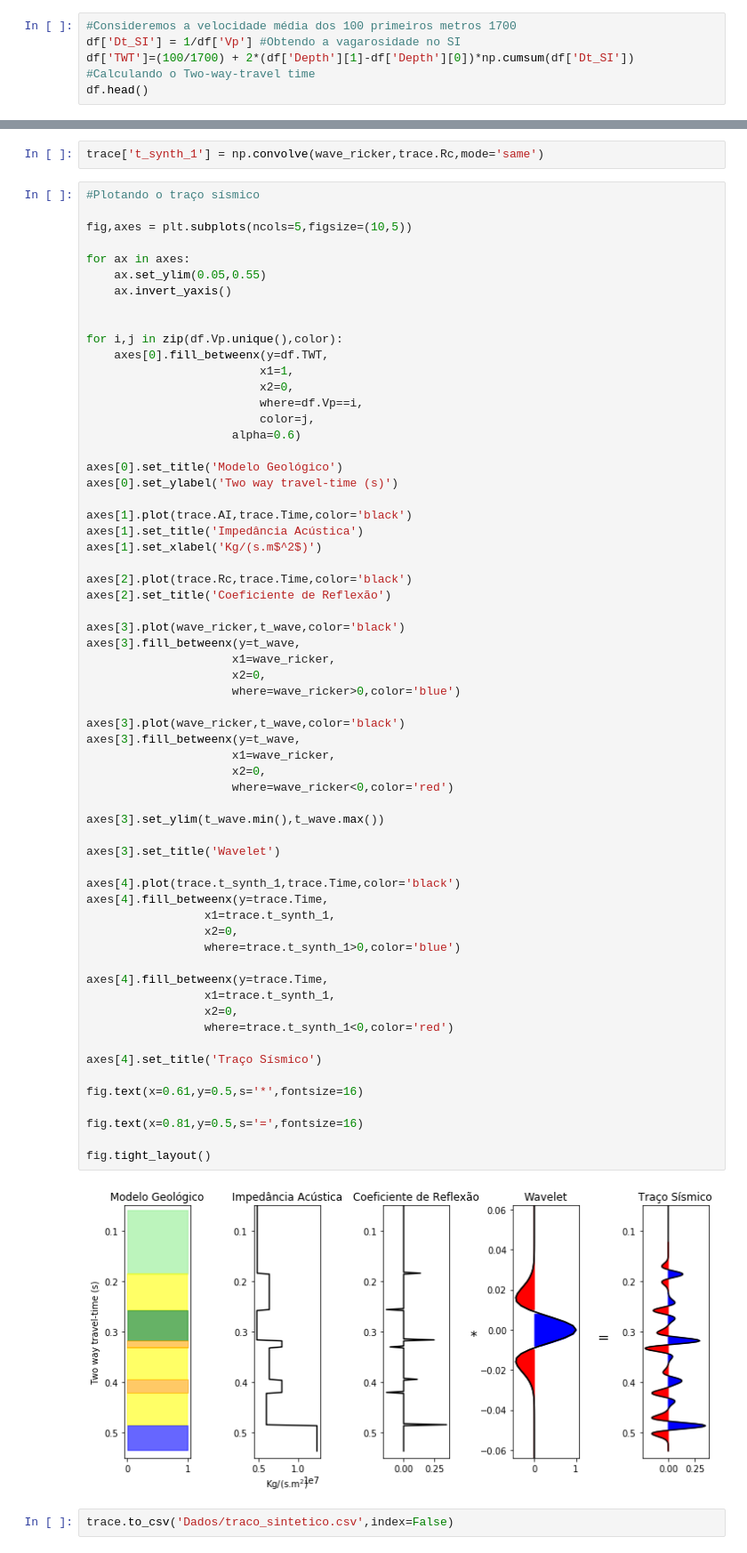
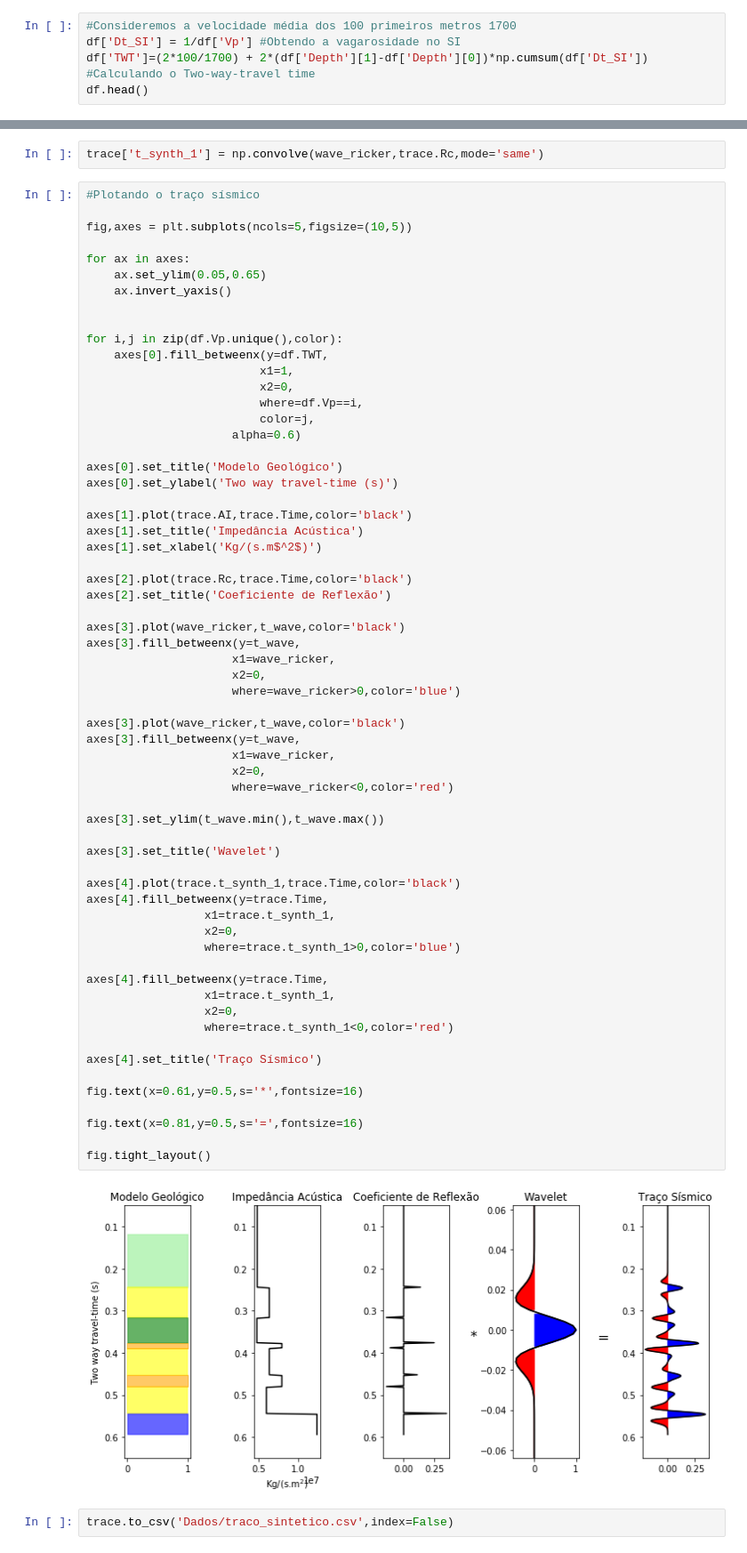
Before and after one commit to alexleogc/notas-de-metodos-sismicos, a Jupyter notebook: Fundamentos/Traco_sismico.ipynb, the cells around one changed output, grey strips where cells are left out. Shown at 89% size. Drawn from its saved outputs; the diff is of its cells as text.

```diff
--- a/Fundamentos/Traco_sismico.ipynb
+++ b/Fundamentos/Traco_sismico.ipynb
@@ -134,7 +134,7 @@ Comumente é apresentada em pés por segundo (pé/s), porém sua unidade no SI
 # %%
 #Consideremos a velocidade média dos 100 primeiros metros 1700
 df['Dt_SI'] = 1/df['Vp'] #Obtendo a vagarosidade no SI
-df['TWT']=(100/1700) + 2*(df['Depth'][1]-df['Depth'][0])*np.cumsum(df['Dt_SI']) #Calculando o Two-way-travel time
+df['TWT']=(2*100/1700) + 2*(df['Depth'][1]-df['Depth'][0])*np.cumsum(df['Dt_SI']) #Calculando o Two-way-travel time
 df.head()
 # %% [output]
 |  | Depth | Vp | Rho | AI | Rc | Dt_SI | TWT |
@@ -244,7 +244,7 @@ trace['t_synth_1'] = np.convolve(wave_ricker,trace.Rc,mode='same')
 fig,axes = plt.subplots(ncols=5,figsize=(10,5))
 
 for ax in axes:
-    ax.set_ylim(0.05,0.55)
+    ax.set_ylim(0.05,0.65)
     ax.invert_yaxis()
 
 
@@ -274,33 +274,33 @@ axes[3].fill_betweenx(y=t_wave,
 
 axes[3].plot(wave_ricker,t_wave,color='black')
 axes[3].fill_betweenx(y=t_wave,
                      x1=wave_ricker,
                      x2=0,
                      where=wave_ricker<0,color='red')
 
 axes[3].set_ylim(t_wave.min(),t_wave.max())
 
 axes[3].set_title('Wavelet')
 
 axes[4].plot(trace.t_synth_1,trace.Time,color='black')
 axes[4].fill_betweenx(y=trace.Time,
                  x1=trace.t_synth_1,
                  x2=0,
                  where=trace.t_synth_1>0,color='blue')
 
 axes[4].fill_betweenx(y=trace.Time,
                  x1=trace.t_synth_1,
                  x2=0,
                  where=trace.t_synth_1<0,color='red')
 
 axes[4].set_title('Traço Sísmico')
 
 fig.text(x=0.61,y=0.5,s='*',fontsize=16)
 
 fig.text(x=0.81,y=0.5,s='=',fontsize=16)
 
 fig.tight_layout()
 # %% [output]
-[figure, old version]
+[figure, new version]
 # %%
 trace.to_csv('Dados/traco_sintetico.csv',index=False)
```
Also changed, not shown: parts of 2 cells of this notebook, 2 other files.
